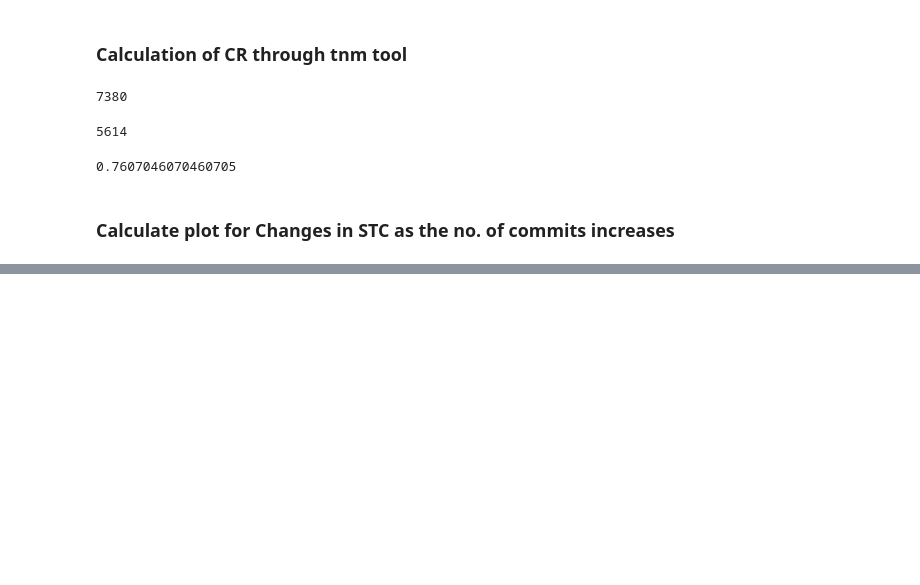
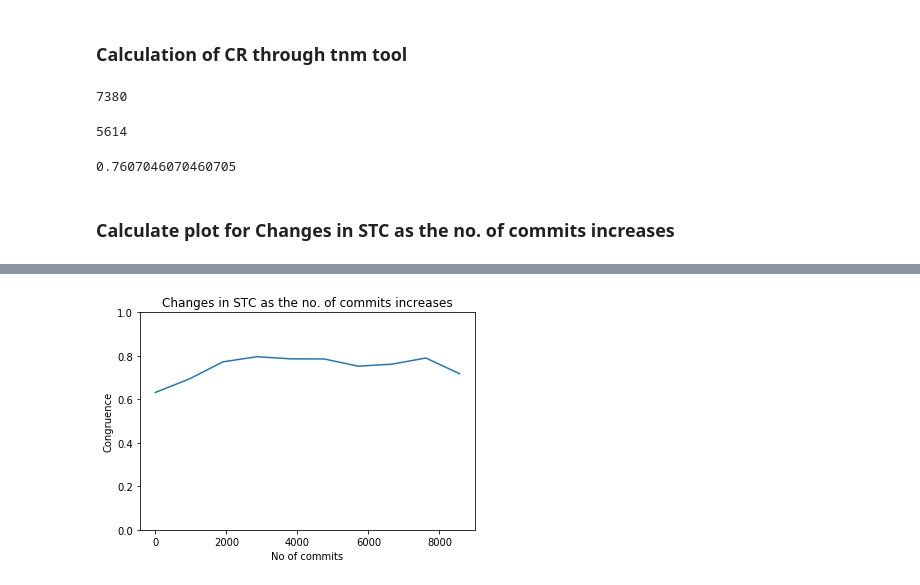
Before and after one commit to vorabrijesh/MS_SEProject, a Jupyter notebook: Calculating Congruence.ipynb, the cells around one changed output, grey strips where cells are left out. Saved outputs shown, nothing was run; the diff lists cells and outputs as text; code cells hidden in the pictures; blank space fills up the shorter version.

Commit message:
added plots for no. of commits vs time

```diff
--- a/Calculating Congruence.ipynb
+++ b/Calculating Congruence.ipynb
@@ -143,12 +143,12 @@ import json
 import numpy as np
 import pandas as pd
 import matplotlib.pyplot as plt
-
-url = "E:\\MS\\Qtr1\\ecs 260 se\\project\\tvm\\.git"
+repo = 'kafka'
+url = "E:\\MS\\Qtr1\\ecs 260 se\\project\\kafka\\.git"
 steps = []
 congruences = []
 commits = list(Repository(url).traverse_commits())
-step = int(len(commits)/6)
+step = int(len(commits)/10)
 for k in range(0,len(commits), step):
     i = 0
     file_to_users = {}  ## for each file how many users commited
@@ -253,14 +271,17 @@ for k in range(0,len(commits), step):
 # %%
 steps = []
 for k in range(0,len(commits), step):
     steps.append(step)
 for i in range(1, len(steps)):
     steps[i] = steps[i]+steps[i-1]
 x_axis = [x-step for x in steps]
 x_axis.pop()
 plt.plot(x_axis, congruences)
 plt.title("Changes in STC as the no. of commits increases")
 plt.xlabel("No of commits")
 plt.ylabel("Congruence")
-plt.savefig('tvm.png')
+plt.ylim(0,1)
+plt.savefig(repo+'.png')
 plt.show()
+# %% [output]
+[figure, added]
```
Also changed, not shown: parts of 4 cells of this notebook, 3 other files.
